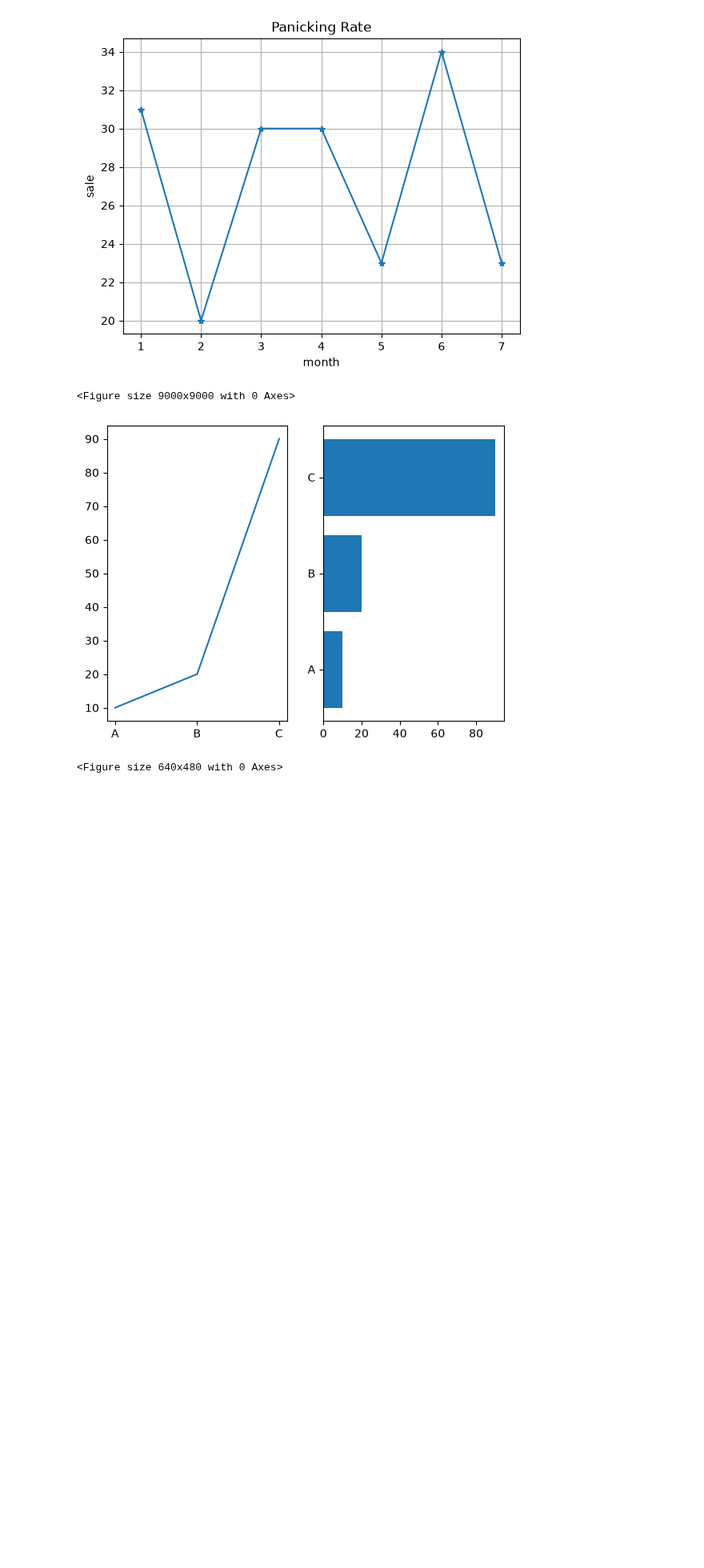
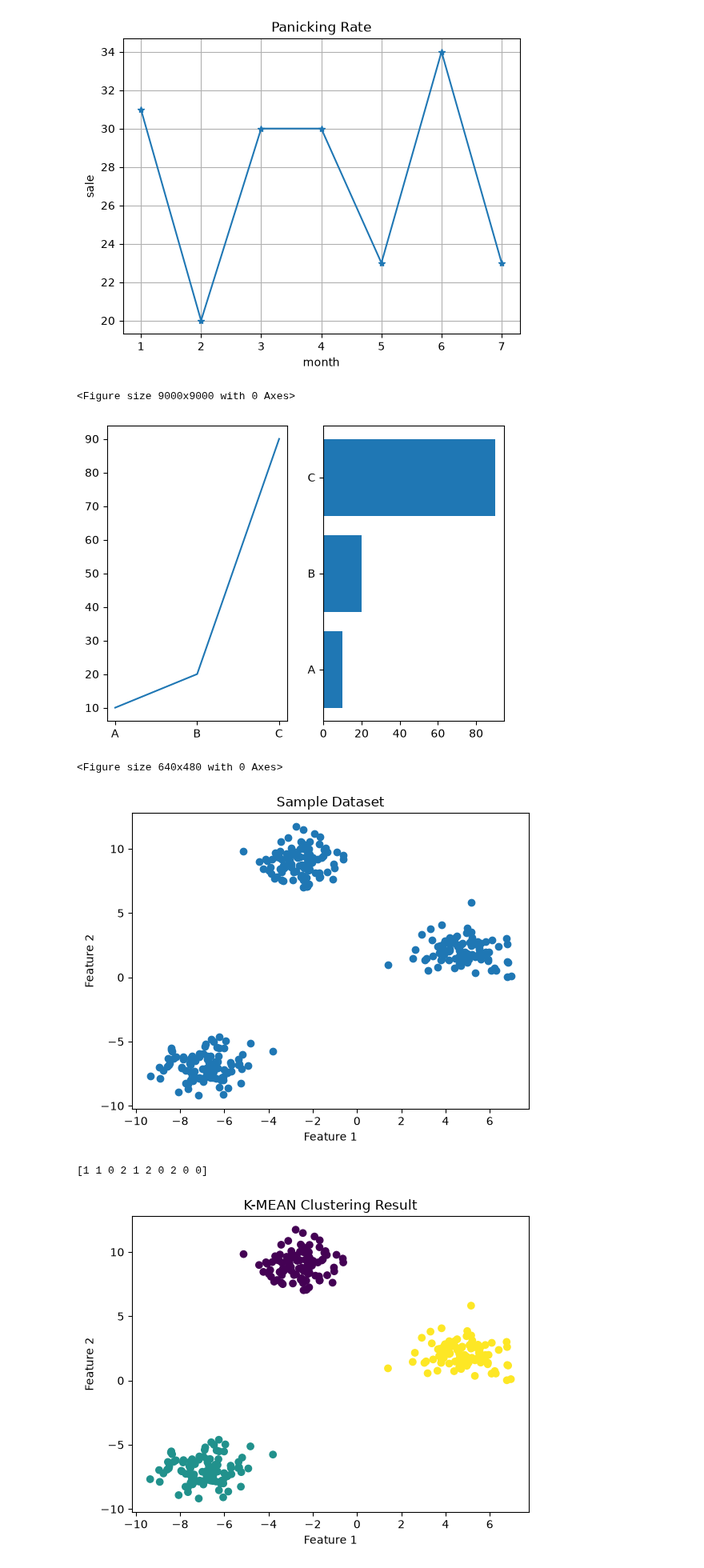
Before and after one commit to pLAyME0037/studying_code, a Jupyter notebook: python/jupitor/matplotlib.ipynb, the cells around one changed output. Shown at 80% size. Drawn from its saved outputs; the diff is of its cells as text; code cells hidden in the pictures; blank space fills up the shorter version.

```diff
--- a/python/jupitor/matplotlib.ipynb
+++ b/python/jupitor/matplotlib.ipynb
@@ -142,3 +142,40 @@ plt.savefig("salefig.png")
 # %% [output]
 [figure]
 <Figure size 640x480 with 0 Axes>
+# %%
+import numpy as np
+import pandas as pd
+import matplotlib.pyplot as plt
+from sklearn.cluster import KMeans
+from sklearn.datasets import make_blobs
+
+X, y = make_blobs(n_samples=300, centers=3, cluster_std=1.0, random_state=42)
+
+plt.scatter(X[:, 0], X[:, 1])
+plt.title("Sample Dataset")
+plt.xlabel("Feature 1")
+plt.ylabel("Feature 2")
+plt.show()
+
+kms = KMeans(n_clusters = 3, random_state = 42)
+kms.fit(X)
+
+labels = kms.labels_
+print(labels[:10])
+
+plt.scatter(X[:, 0], X[:, 1], c = labels, cmap = 'viridis')
+plt.title("K-MEAN Clustering Result")
+plt.xlabel("Feature 1")
+plt.ylabel("Feature 2")
+plt.show()
+
+centroids = kms.cluster_centers_
+
+plt.scatter(X[:, 0], X[:, 1], c = labels, cmap = 'viridis')
+plt.scatter(centroids[:, 0], centroids[:, 1], s = 300, c = 'red', marker = 'X')
+plt.title("Cluster with Centroids")
+plt.show()
+# %% [output]
+[figure, added]
+[1 1 0 2 1 2 0 2 0 0]
+[figure, added]
```
Also changed, not shown: parts of 1 cell of this notebook.
